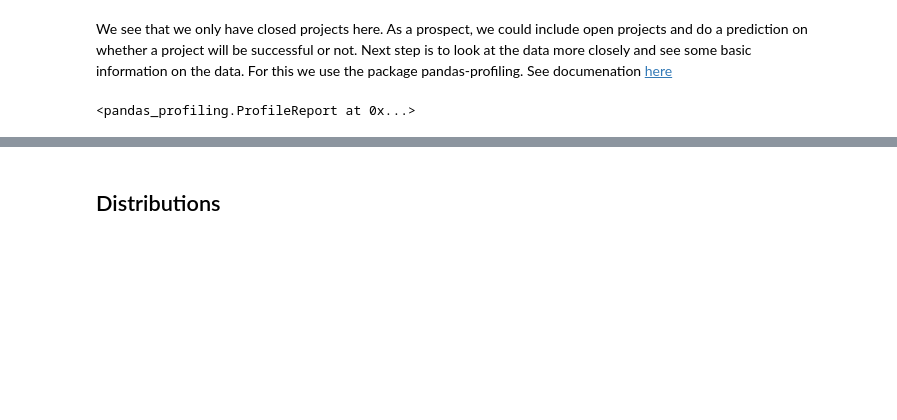
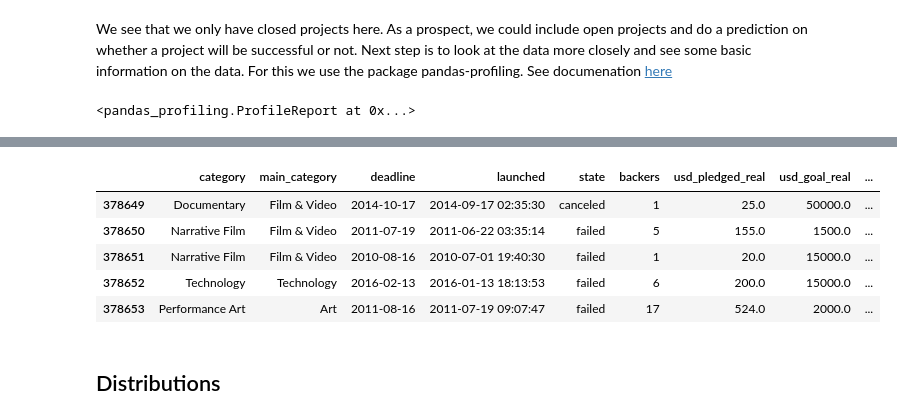
Before and after one commit to vmai1/dataExplorationProject, a Jupyter notebook: Python Code.ipynb, the cells around one changed output, grey strips where cells are left out. Cells and saved outputs as stored; diff of their text form; code cells hidden in the pictures; blank space fills up the shorter version.

Commit message:
some comments, + country mapper

```diff
--- a/Python Code.ipynb
+++ b/Python Code.ipynb
@@ -21,4 +21,4 @@ from datetime import datetime
 # %% [markdown]
 Then first of all we import our csv file as a pandas dataframe
 # %%
-ks=pd.read_csv("ks-projects-201801.csv")
+ks_raw=pd.read_csv("ks-projects-201801.csv")
@@ -49,7 +49,7 @@ We'll use these fields, as this also have the "goal" in US-Dollars and we remove
 # %%
 # remove unused columns, we don't need name and id, and the mentioned amounts
 # we also do not need currency, as we have everything in US-Dollar
-ks=ks.drop(["ID", "name", "goal", "pledged", "usd pledged", "currency"], axis=1)
+ks=ks_raw.drop(["ID", "name", "goal", "pledged", "usd pledged", "currency"], axis=1)
 
 # we take a look at the datatypes, to look if we need to convert any fields to the appropriate data type
 ks.dtypes
@@ -87,0 +96,6 @@ pandas_profiling.ProfileReport(ks)
+# %%
+## remove the rows with launched in 1970
+ks = ks[(ks["launched"].dt.year > 1970)]
+# %%
+# read in a mapping file for countries
+country_mapping=pd.read_csv("country.csv")
@@ -88,3 +123,19 @@ pandas_profiling.ProfileReport(ks)
+# %%
+# we'll do a left outer join, with our Kickstarter-Projectlist being left
+ks= pd.merge(ks,country_mapping, how="left", left_on="country", right_on="Code" )
+
+# we can see that the names are now properly written out
+# but we'll need to remove the joining columns and rename the Country column from "Name" to "Country"
+ks= ks.drop(["country", "Code"], axis=1)
+ks=ks.rename(columns={"Name": "Country"})
+ks.tail()
+# %% [output]
+|  | category | main_category | deadline | launched | state | backers | usd_pledged_real | usd_goal_real | ... |
+| 378649 | Documentary | Film & Video | 2014-10-17 | 2014-09-17 02:35:30 | canceled | 1 | 25.0 | 50000.0 | ... |
+| 378650 | Narrative Film | Film & Video | 2011-07-19 | 2011-06-22 03:35:14 | failed | 5 | 155.0 | 1500.0 | ... |
+| 378651 | Narrative Film | Film & Video | 2010-08-16 | 2010-07-01 19:40:30 | failed | 1 | 20.0 | 15000.0 | ... |
+| 378652 | Technology | Technology | 2016-02-13 | 2016-01-13 18:13:53 | failed | 6 | 200.0 | 15000.0 | ... |
+| 378653 | Performance Art | Art | 2011-08-16 | 2011-07-19 09:07:47 | failed | 17 | 524.0 | 2000.0 | ... |
 # %% [markdown]
 ## Distributions
 # %%
```
Also changed, not shown: parts of 4 cells of this notebook, 2 other files.
